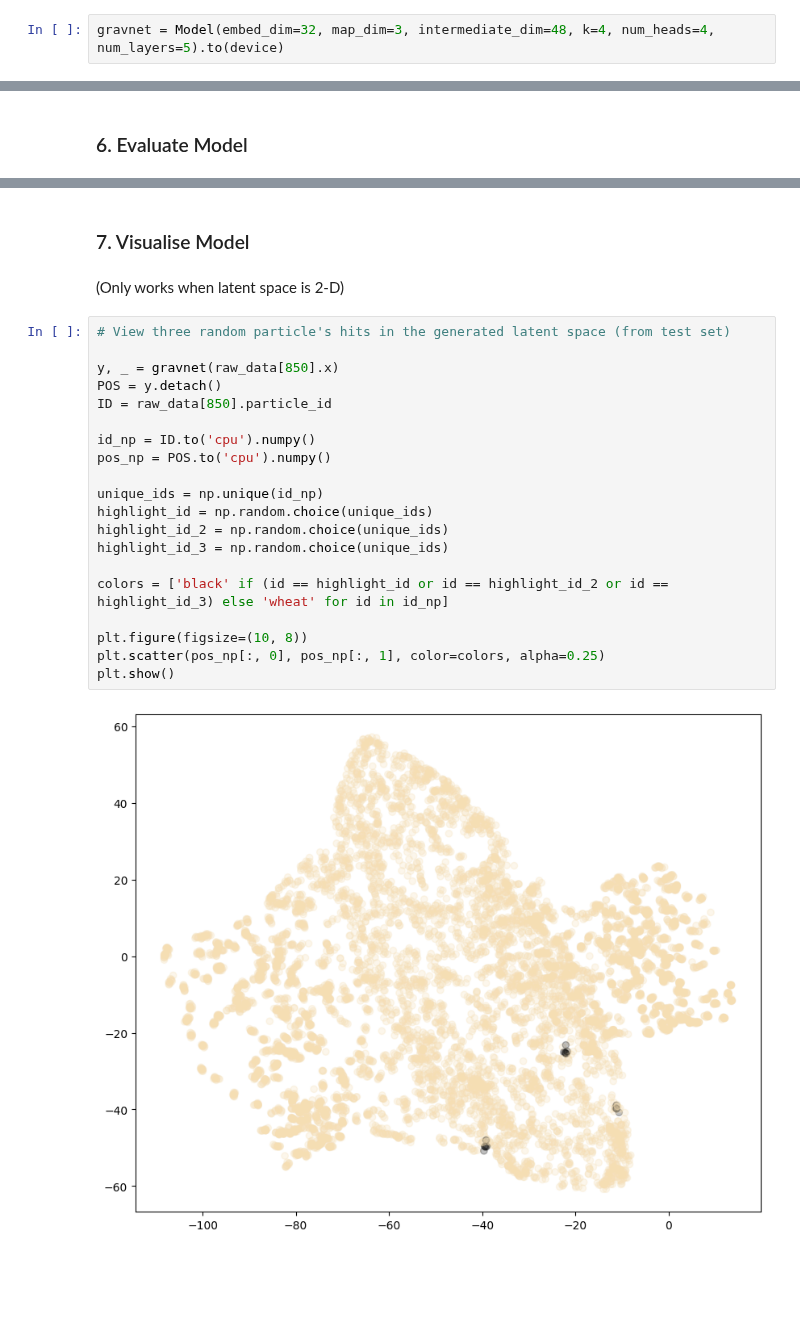
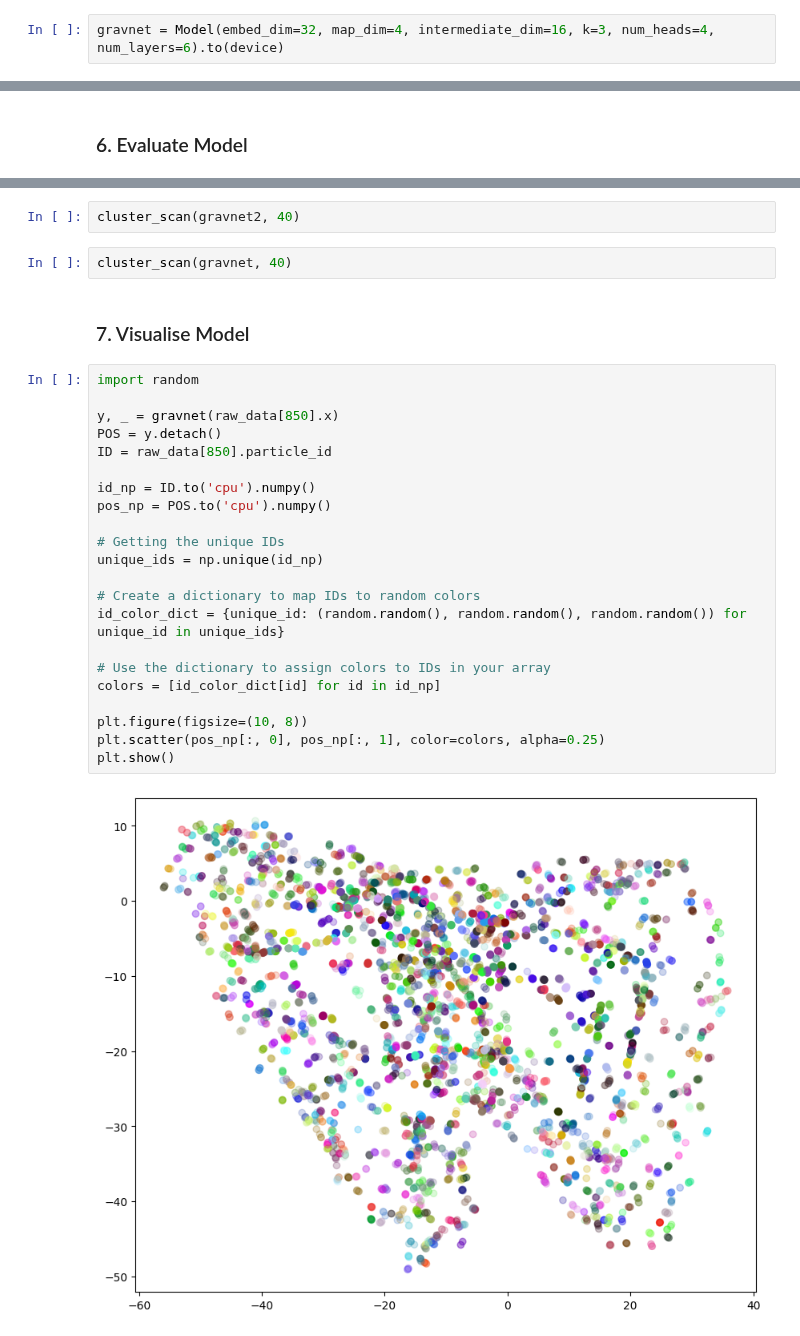
Before and after one commit to gnn-tracking/jian-gnn-tracking-experiments, a Jupyter notebook: notebooks/test.ipynb, the cells around one changed output, grey strips where cells are left out. Drawn from its saved outputs; the diff is of its cells as text; blank space fills up the shorter version.

Commit message:
Test two models

```diff
--- a/notebooks/test.ipynb
+++ b/notebooks/test.ipynb
@@ -127,3 +129,3 @@ class Model(torch.nn.Module):
 # %%
-gravnet = Model(embed_dim=32, map_dim=3, intermediate_dim=48, k=4, num_heads=4, num_layers=5).to(device)
+gravnet = Model(embed_dim=32, map_dim=4, intermediate_dim=16, k=3, num_heads=4, num_layers=6).to(device)
 # %%
@@ -218,26 +263,30 @@ Perfect cluster percentage: 0.8399459406246196
+# %%
+cluster_scan(gravnet2, 40)
+# %%
+cluster_scan(gravnet, 40)
 # %% [markdown]
 ### 7. Visualise Model
-# %% [markdown]
-(Only works when latent space is 2-D)
 # %%
-# View three random particle's hits in the generated latent space (from test set)
+import random
 
 y, _ = gravnet(raw_data[850].x)
 POS = y.detach()
 ID = raw_data[850].particle_id
 
 id_np = ID.to('cpu').numpy()
 pos_np = POS.to('cpu').numpy()
 
+# Getting the unique IDs
 unique_ids = np.unique(id_np)
-highlight_id = np.random.choice(unique_ids)
-highlight_id_2 = np.random.choice(unique_ids)
-highlight_id_3 = np.random.choice(unique_ids)
 
-colors = ['black' if (id == highlight_id or id == highlight_id_2 or id == highlight_id_3) else 'wheat' for id in id_np]
+# Create a dictionary to map IDs to random colors
+id_color_dict = {unique_id: (random.random(), random.random(), random.random()) for unique_id in unique_ids}
+
+# Use the dictionary to assign colors to IDs in your array
+colors = [id_color_dict[id] for id in id_np]
 
 plt.figure(figsize=(10, 8))
 plt.scatter(pos_np[:, 0], pos_np[:, 1], color=colors, alpha=0.25)
 plt.show()
 # %% [output]
-[figure, old version]
+[figure, new version]
```
Also changed, not shown: parts of 15 cells of this notebook.
